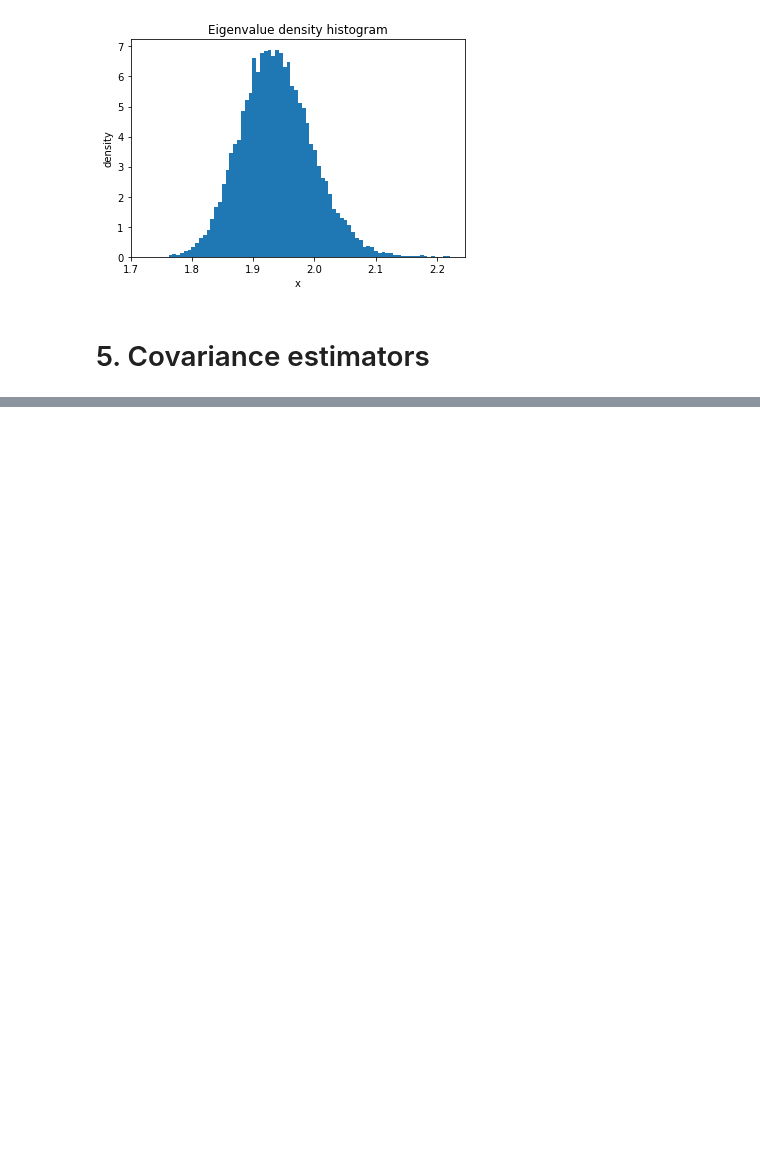
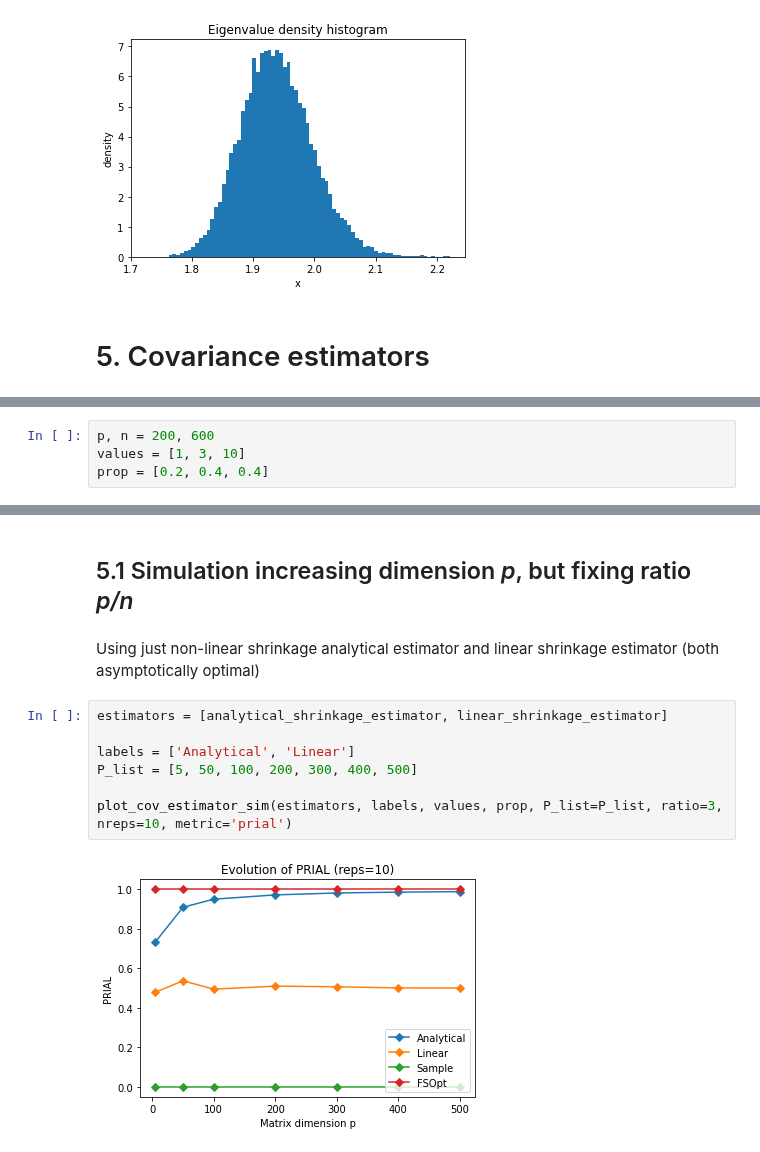
Before and after one commit to AlejandroSantorum/scikit-rmt, a Jupyter notebook: notebooks/tutorial.ipynb, the cells around one changed output, grey strips where cells are left out. Cells and saved outputs as stored; diff of their text form; blank space fills up the shorter version.

```diff
--- a/notebooks/tutorial.ipynb
+++ b/notebooks/tutorial.ipynb
@@ -254,0 +267,4 @@ tracy_widom_law(ensemble='goe', n_size=100, times=20000, bins=80, density=True)
+# %%
+p, n = 200, 600
+values = [1, 3, 10]
+prop = [0.2, 0.4, 0.4]
@@ -254,0 +316,13 @@ tracy_widom_law(ensemble='goe', n_size=100, times=20000, bins=80, density=True)
+# %% [markdown]
+## 5.1 Simulation increasing dimension *p*, but fixing ratio *p/n*
+# %% [markdown]
+Using just non-linear shrinkage analytical estimator and linear shrinkage estimator (both asymptotically optimal)
+# %%
+estimators = [analytical_shrinkage_estimator, linear_shrinkage_estimator]
+
+labels = ['Analytical', 'Linear']
+P_list = [5, 50, 100, 200, 300, 400, 500]
+
+plot_cov_estimator_sim(estimators, labels, values, prop, P_list=P_list, ratio=3, nreps=10, metric='prial')
+# %% [output]
+[figure, added]
```
Also changed, not shown: parts of 21 cells of this notebook, 1 other file.
